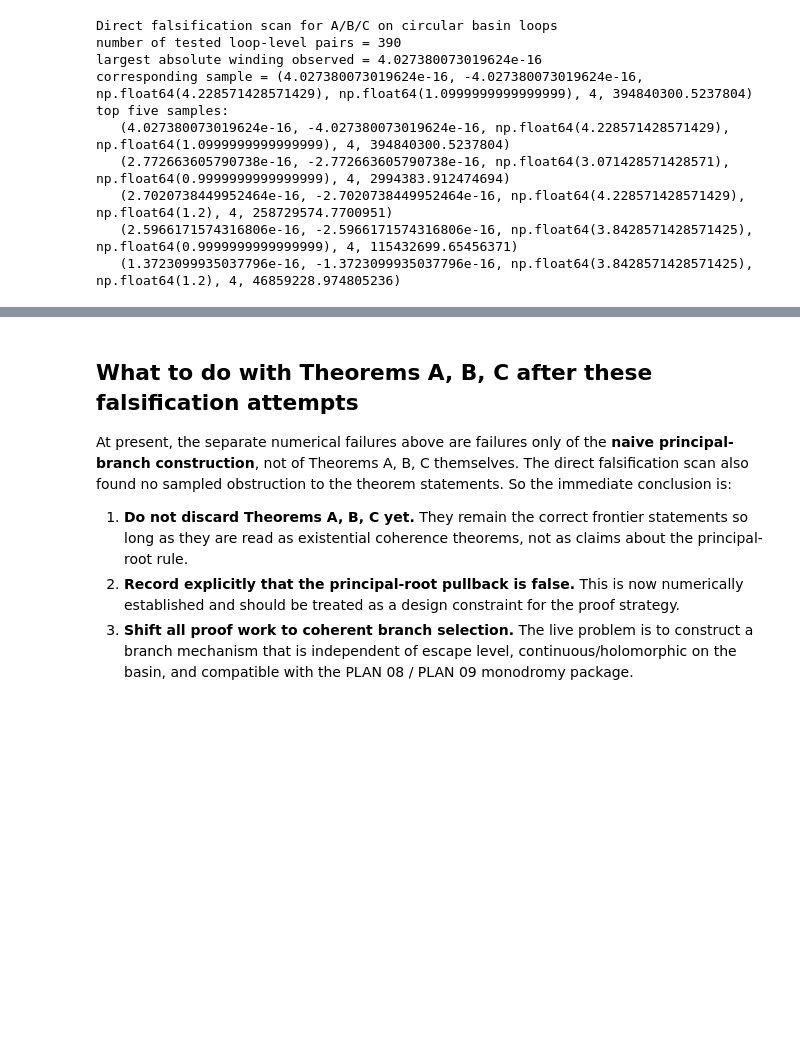
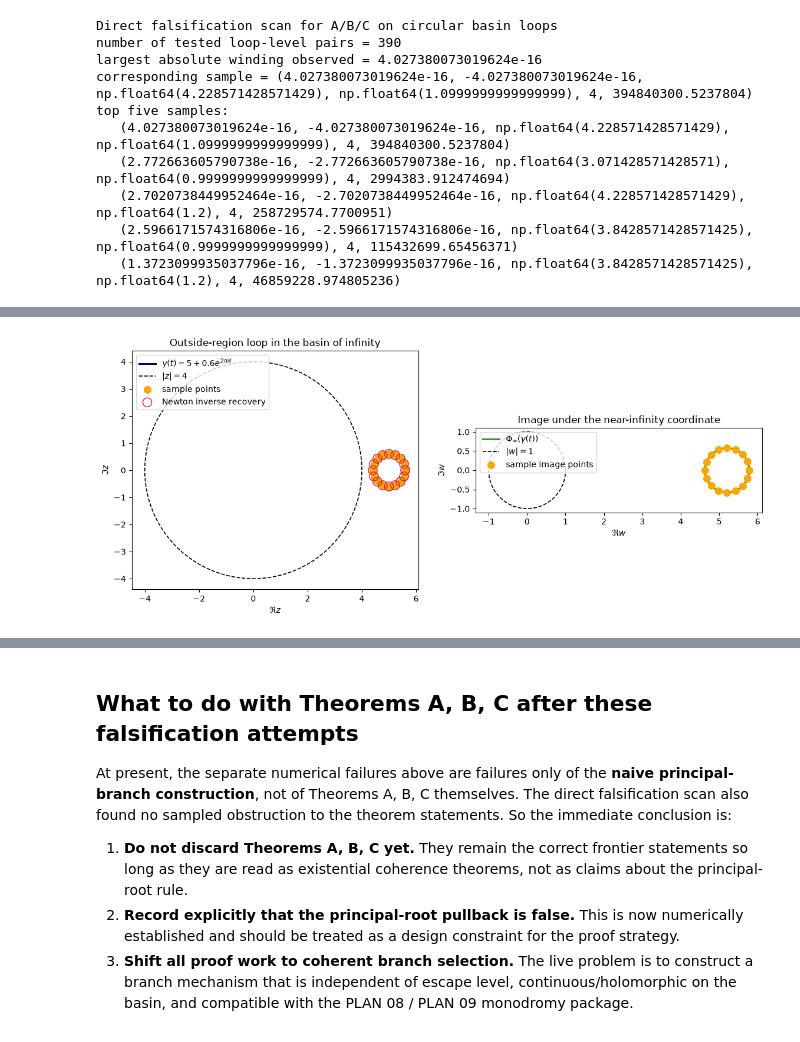
Before and after one commit to kirill-kondrashov/mlc, a Jupyter notebook: notebooks/frontier_plan06_principal_pullback_coherence.ipynb, the cells around one changed output, grey strips where cells are left out. Saved outputs shown, nothing was run; the diff lists cells and outputs as text; code cells hidden in the pictures; blank space fills up the shorter version.

```diff
--- a/notebooks/frontier_plan06_principal_pullback_coherence.ipynb
+++ b/notebooks/frontier_plan06_principal_pullback_coherence.ipynb
@@ -543,0 +566,72 @@ top five samples:
+# %%
+center = 5.0 + 0.0j
+radius = 0.6
+loop = circular_loop(center, radius)
+phi_loop = np.array([phi_inf_approx(z) for z in loop])
+
+def iterate_values(values, K):
+    return np.array([phi_inf_approx(iterate(z, K)) for z in values])
+
+theorem_a_residuals = []
+for K in [0, 1, 2, 3]:
+    target = iterate_values(loop, K)
+    residual = float(np.max(np.abs(phi_loop ** (2 ** K) - target)))
+    theorem_a_residuals.append((K, residual))
+
+semiconj_residual = float(np.max(np.abs(iterate_values(loop, 1) - phi_loop ** 2)))
+min_phi_modulus = float(np.min(np.abs(phi_loop)))
+max_phi_modulus = float(np.max(np.abs(phi_loop)))
+
+def newton_inverse_phi(w, z0=None, max_iter=20, tol=1e-12):
+    z = w if z0 is None else z0
+    for _ in range(max_iter):
+        F = phi_inf_approx(z) - w
+        if abs(F) < tol:
+            return z
+        h = 1e-6 * max(1.0, abs(z))
+        dF = (phi_inf_approx(z + h) - phi_inf_approx(z - h)) / (2 * h)
+        z = z - F / dF
+    return z
+
+sample_idx = np.arange(0, len(loop), 256)
+sample_points = loop[sample_idx]
+sample_images = phi_loop[sample_idx]
+recovered_points = np.array([newton_inverse_phi(w, z0=w) for w in sample_images])
+inverse_recovery_error = float(np.max(np.abs(recovered_points - sample_points)))
+
+theta = np.linspace(0.0, 2 * np.pi, 600)
+outside_boundary = 4.0 * np.exp(1j * theta)
+unit_circle = np.exp(1j * theta)
+
+fig, axes = plt.subplots(1, 2, figsize=(13.8, 5.8))
+left, right = axes
+left.plot(loop.real, loop.imag, color='navy', lw=2.2, label=r'$\gamma(t)=5+0.6e^{2\pi i t}$')
+left.plot(outside_boundary.real, outside_boundary.imag, color='black', ls='--', lw=1.2, label=r'$|z|=4$')
+left.scatter(sample_points.real, sample_points.imag, color='orange', s=70, zorder=5, label='sample points')
+left.scatter(recovered_points.real, recovered_points.imag, facecolors='none', edgecolors='crimson', s=120, zorder=6, label='Newton inverse recovery')
+left.set_aspect('equal', adjustable='box')
+left.set_xlabel(r'$\Re z$')
+left.set_ylabel(r'$\Im z$')
+left.set_title('Outside-region loop in the basin of infinity')
+left.legend(loc='upper left')
+
+right.plot(phi_loop.real, phi_loop.imag, color='tab:green', lw=2.2, label=r'$\Phi_\infty(\gamma(t))$')
+right.plot(unit_circle.real, unit_circle.imag, color='black', ls='--', lw=1.2, label=r'$|w|=1$')
+right.scatter(sample_images.real, sample_images.imag, color='orange', s=70, zorder=5, label='sample image points')
+right.set_aspect('equal', adjustable='box')
+right.set_xlabel(r'$\Re w$')
+right.set_ylabel(r'$\Im w$')
+right.set_title('Image under the near-infinity coordinate')
+right.legend(loc='upper left')
+
+print('Positive numerical example for A/B/C in the outside region')
+print('loop center =', center, 'radius =', radius)
+print('minimum |z| on loop =', float(np.min(np.abs(loop))))
+print('Theorem A residuals:')
+for K, residual in theorem_a_residuals:
+    print('  K =', K, 'max |Phi(z)^(2^K) - Phi_inf(f^K(z))| =', residual)
+print('Theorem B semiconjugacy residual =', semiconj_residual)
+print('Theorem B modulus range on loop =', (min_phi_modulus, max_phi_modulus))
+print('Theorem C max inverse recovery error =', inverse_recovery_error)
+plt.show()
+# %% [output]
@@ -543,0 +649 @@ top five samples:
+[figure, added]
```
Also changed, not shown: parts of 17 cells of this notebook.
